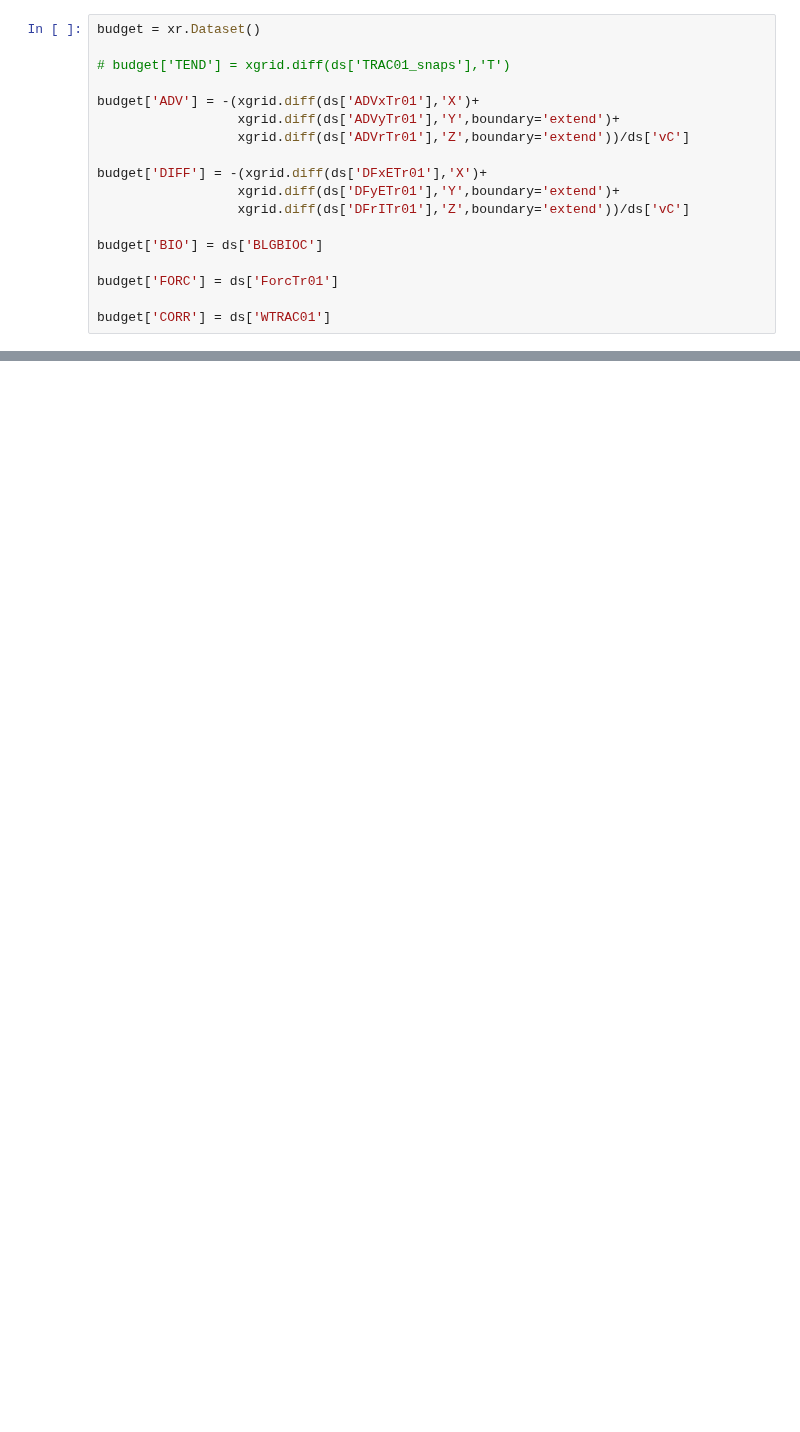
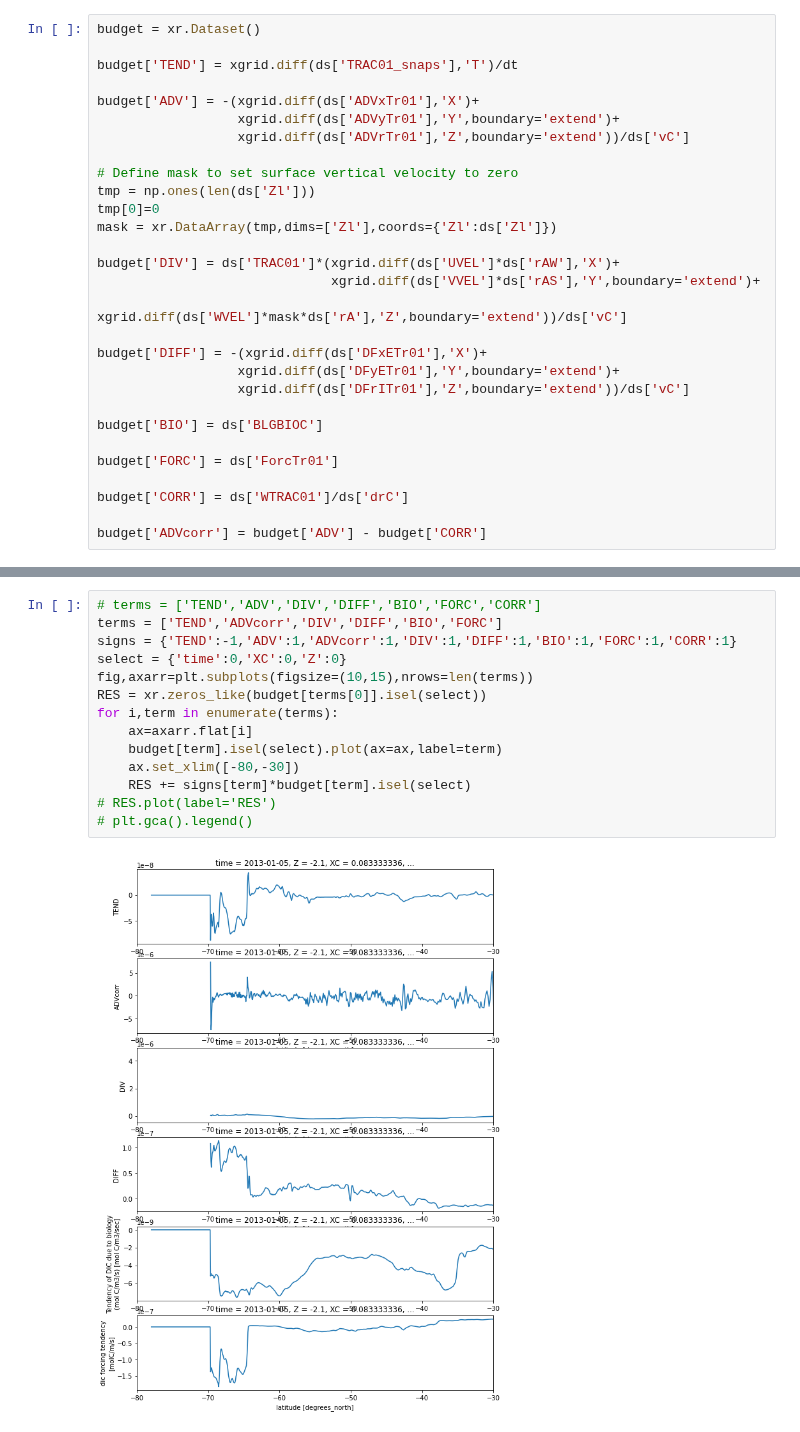
Before and after one commit to gmacgilchrist/bsose, a Jupyter notebook: notebooks/dev_exploring-output.ipynb, the cells around one changed output, grey strips where cells are left out. Cells and saved outputs as stored; diff of their text form; blank space fills up the shorter version.

Commit message:
further work on closing dic budget

```diff
--- a/notebooks/dev_exploring-output.ipynb
+++ b/notebooks/dev_exploring-output.ipynb
@@ -45,11 +49,20 @@ xgrid.diff(ds['TRAC01_snaps'],'T')
 # %%
 budget = xr.Dataset()
 
-# budget['TEND'] = xgrid.diff(ds['TRAC01_snaps'],'T')
+budget['TEND'] = xgrid.diff(ds['TRAC01_snaps'],'T')/dt
 
 budget['ADV'] = -(xgrid.diff(ds['ADVxTr01'],'X')+
                   xgrid.diff(ds['ADVyTr01'],'Y',boundary='extend')+
                   xgrid.diff(ds['ADVrTr01'],'Z',boundary='extend'))/ds['vC']
+
+# Define mask to set surface vertical velocity to zero
+tmp = np.ones(len(ds['Zl']))
+tmp[0]=0
+mask = xr.DataArray(tmp,dims=['Zl'],coords={'Zl':ds['Zl']})
+
+budget['DIV'] = ds['TRAC01']*(xgrid.diff(ds['UVEL']*ds['rAW'],'X')+
+                              xgrid.diff(ds['VVEL']*ds['rAS'],'Y',boundary='extend')+
+                              xgrid.diff(ds['WVEL']*mask*ds['rA'],'Z',boundary='extend'))/ds['vC']
 
 budget['DIFF'] = -(xgrid.diff(ds['DFxETr01'],'X')+
                   xgrid.diff(ds['DFyETr01'],'Y',boundary='extend')+
@@ -59,4 +72,6 @@ budget['BIO'] = ds['BLGBIOC']
 
 budget['FORC'] = ds['ForcTr01']
 
-budget['CORR'] = ds['WTRAC01']
+budget['CORR'] = ds['WTRAC01']/ds['drC']
+
+budget['ADVcorr'] = budget['ADV'] - budget['CORR']
@@ -117,0 +78,16 @@ Attributes:
+# %%
+# terms = ['TEND','ADV','DIV','DIFF','BIO','FORC','CORR']
+terms = ['TEND','ADVcorr','DIV','DIFF','BIO','FORC']
+signs = {'TEND':-1,'ADV':1,'ADVcorr':1,'DIV':1,'DIFF':1,'BIO':1,'FORC':1,'CORR':1}
+select = {'time':0,'XC':0,'Z':0}
+fig,axarr=plt.subplots(figsize=(10,15),nrows=len(terms))
+RES = xr.zeros_like(budget[terms[0]].isel(select))
+for i,term in enumerate(terms):
+    ax=axarr.flat[i]
+    budget[term].isel(select).plot(ax=ax,label=term)
+    ax.set_xlim([-80,-30])
+    RES += signs[term]*budget[term].isel(select)
+# RES.plot(label='RES')
+# plt.gca().legend()
+# %% [output]
+[figure, added]
```
Also changed, not shown: parts of 10 cells of this notebook.
